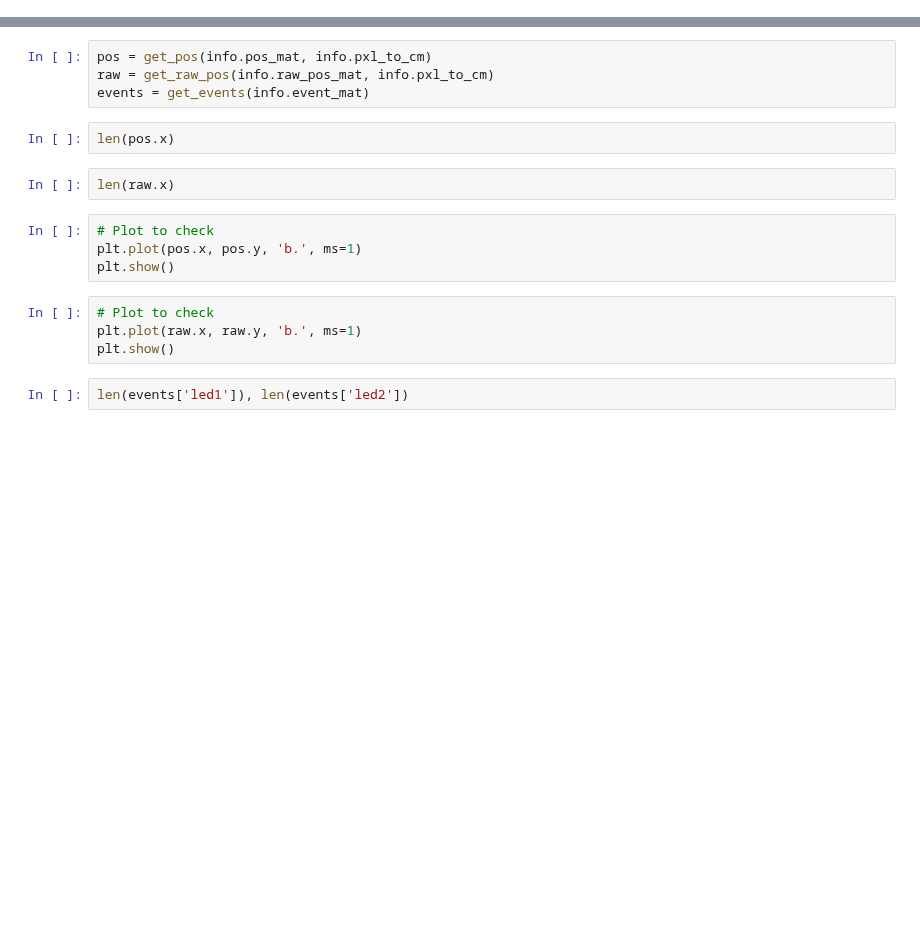
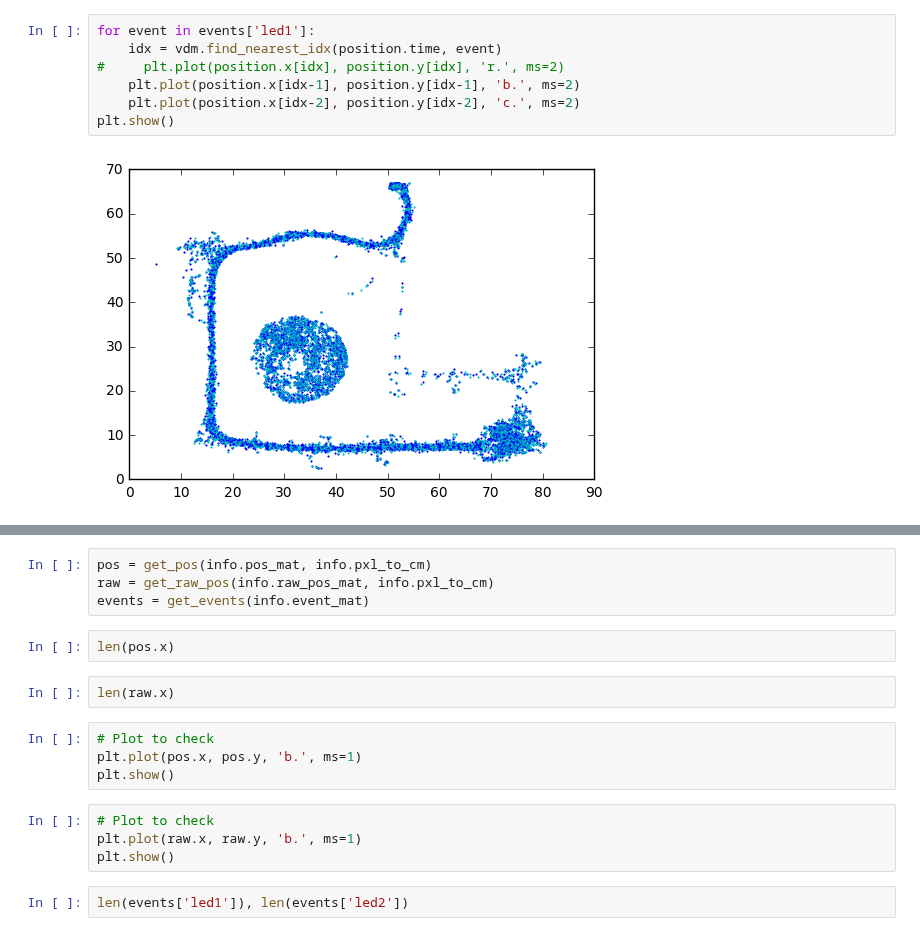
Before and after one commit to vandermeerlab/emi_shortcut, a Jupyter notebook: correct_position.ipynb, the cells around one changed output, grey strips where cells are left out. Cells and saved outputs as stored; diff of their text form; blank space fills up the shorter version.

```diff
--- a/correct_position.ipynb
+++ b/correct_position.ipynb
@@ -0,0 +37,9 @@
+# %%
+for event in events['led1']:
+    idx = vdm.find_nearest_idx(position.time, event)
+#     plt.plot(position.x[idx], position.y[idx], 'r.', ms=2)
+    plt.plot(position.x[idx-1], position.y[idx-1], 'b.', ms=2)
+    plt.plot(position.x[idx-2], position.y[idx-2], 'c.', ms=2)
+plt.show()
+# %% [output]
+[figure, added]
```
Also changed, not shown: parts of 9 cells of this notebook, 1 other file.
